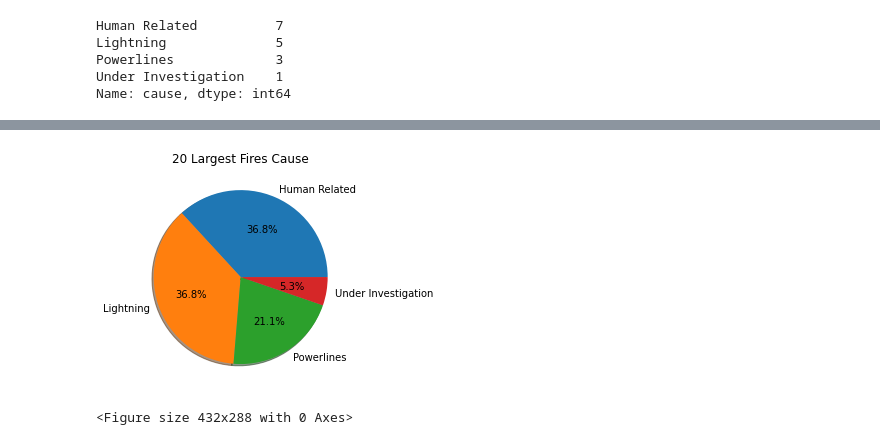
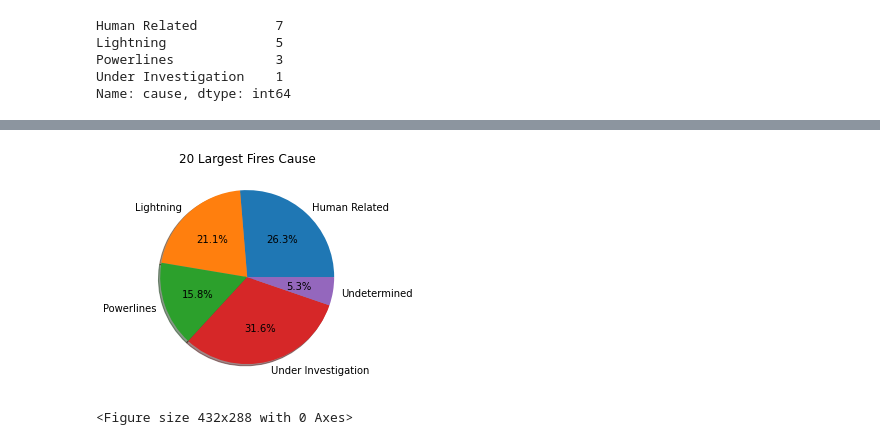
Before and after one commit to roborgain1/California-Wildfires-and-Climate-Change, a Jupyter notebook: largest_fires_jrm.ipynb, the cells around one changed output, grey strips where cells are left out. Saved outputs shown, nothing was run; the diff lists cells and outputs as text; code cells hidden in the pictures.

```diff
--- a/largest_fires_jrm.ipynb
+++ b/largest_fires_jrm.ipynb
@@ -10,9 +10,11 @@ import os
 # %%
 #data files
 ca_largest_fires = 'Resources/top_20_CA_wildfires.csv'
+top_20_acres = 'Resources/top20_acres.csv'
 
 # read CA fire perimeters
 ca_largest_fires = pd.read_csv(ca_largest_fires)
+top_20_acres = pd.read_csv(top_20_acres)
 
 #create DataFrame
 top_20_fires_df = pd.DataFrame(ca_largest_fires)
@@ -35,3 +37,6 @@ top_20_fires_df.head(20)
 | 17 | Mcnally | Human Related | July | 2002 | Tulare | 150696 | 17 | 0 |
 | 18 | Stanislaus Complex | Lightning | August | 1987 | Tuolumne | 145980 | 28 | 1 |
 | 19 | Big Bar Complex | Lightning | August | 1999 | Trinity | 140948 | 0 | 0 |
+# %%
+top_20_acres_df = pd.DataFrame(top_20_acres)
+top_20_acres_df.head(20)
@@ -285,17 +352,18 @@ Name: cause, dtype: int64
 # %%
-human_related = top_20_fires_df.loc[top_20_fires_df['cause'] == 'Human Related'].count()[0]
-lightning = top_20_fires_df.loc[top_20_fires_df['cause'] == 'Lightning'].count()[0]
-powerlines = top_20_fires_df.loc[top_20_fires_df['cause'] == 'Powerlines'].count()[0]
-under_investigation = top_20_fires_df.loc[top_20_fires_df['cause'] == 'Under Investigation'].count()[0]
+human_related = top_20_acres_df.loc[top_20_acres_df['cause'] == 'Human Related'].count()[0]
+lightning = top_20_acres_df.loc[top_20_acres_df['cause'] == 'Lightning'].count()[0]
+powerlines = top_20_acres_df.loc[top_20_acres_df['cause'] == 'Powerlines'].count()[0]
+under_investigation = top_20_acres_df.loc[top_20_acres_df['cause'] == 'Under Investigation'].count()[0]
+undetermined = top_20_acres_df.loc[top_20_acres_df['cause'] == 'Undetermined'].count()[0]
 
-labels = ['Human Related', 'Lightning', 'Powerlines', 'Under Investigation']
+labels = ['Human Related', 'Lightning', 'Powerlines', 'Under Investigation', 'Undetermined']
 
 plt.title('20 Largest Fires Cause')
-plt.pie([human_related, lightning, powerlines, under_investigation], labels=labels, autopct="%1.1f%%", shadow=True)
+plt.pie([human_related, lightning, powerlines, under_investigation, undetermined], labels=labels, autopct="%1.1f%%", shadow=True)
 plt.show()
 plt.savefig('largest_fires_cause_pie.png')
 # %% [output]
-[figure, old version]
+[figure, new version]
 <Figure size 432x288 with 0 Axes>
 # %%
 human_related = past_30_years.loc[past_30_years['cause'] == 'Human Related'].count()[0]
```
Also changed, not shown: parts of 10 cells of this notebook, 6 other files.
